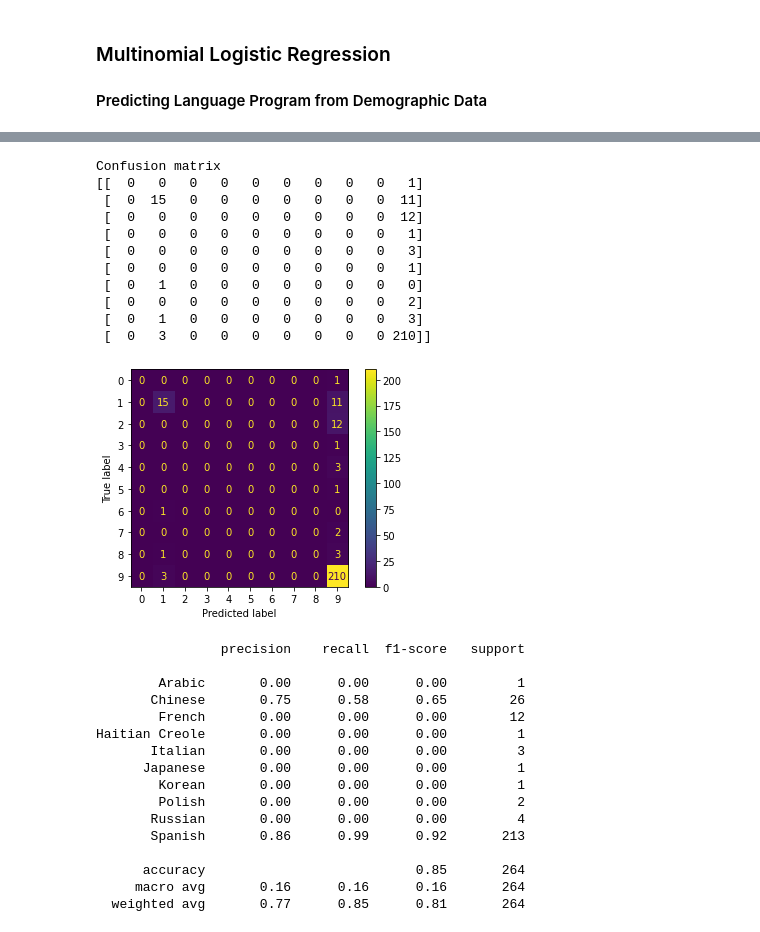
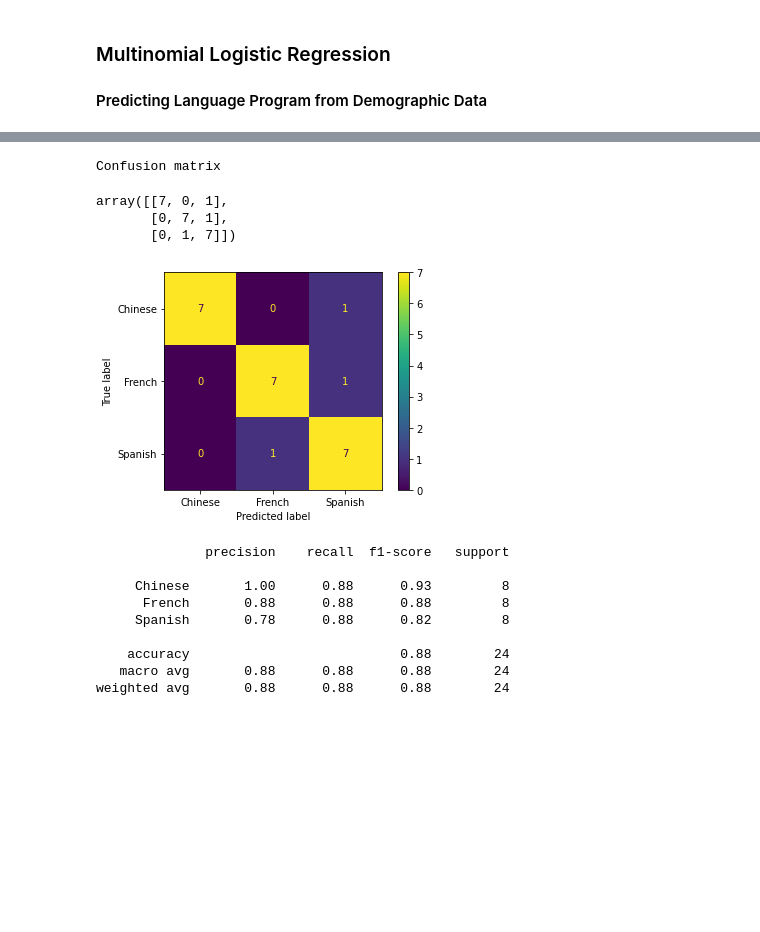
Before and after one commit to gaby-chu/info2950, a Jupyter notebook: project/language_regression_trial.ipynb, the cells around one changed output, grey strips where cells are left out. Cells and saved outputs as stored; diff of their text form; code cells hidden in the pictures; blank space fills up the shorter version.

```diff
--- a/project/language_regression_trial.ipynb
+++ b/project/language_regression_trial.ipynb
@@ -456,0 +471,12 @@ print(len(y_train), len(y_test))
+# %%
+# take samples from 8 schools for each language for X_train and y_train
+
+spanish_sample = bilingual_demographic_data.loc[bilingual_demographic_data['Language'] == 'Spanish'].sample(n=8, random_state = 1)
+chinese_sample = bilingual_demographic_data.loc[bilingual_demographic_data['Language'] == 'Chinese'].sample(n=8, random_state = 1)
+french_sample = bilingual_demographic_data.loc[bilingual_demographic_data['Language'] == 'French'].sample(n=8, random_state = 1)
+
+sample_training = spanish_sample.append(chinese_sample).append(french_sample)
+sample_race_training = sample_training[['% Asian', '% Black', '% Hispanic', '% Multiple Race Categories Not Represented', '% White']]
+
+X_train = sample_race_training
+y_train = sample_training['Language']
@@ -463,51 +497,34 @@ language_model.score(X_test, y_test)
 # %%
 # confusion matrix
 
 # true labels and predicted labels
-y_true = bilingual_demographic_data['Language']
-y_pred = language_model.predict(percent_race_data.values)
+y_true = sample_training['Language']
+y_pred = language_model.predict(sample_race_training.values)
 
 # confusion matrix
 print("Confusion matrix")
-print(confusion_matrix(y_true, y_pred))
+display(confusion_matrix(y_true, y_pred))
 
-#print(bilingual_demographic_data['Language'].unique())
-#print(language_model.classes_)
 
-disp = ConfusionMatrixDisplay(confusion_matrix(y_true, y_pred))
-#display_labels=language_model.classes_
+disp = ConfusionMatrixDisplay(confusion_matrix(y_true, y_pred), display_labels=language_model.classes_)
 disp.plot()
 plt.show()
 # %% [output]
 Confusion matrix
-[[  0   0   0   0   0   0   0   0   0   1]
- [  0  15   0   0   0   0   0   0   0  11]
- [  0   0   0   0   0   0   0   0   0  12]
- [  0   0   0   0   0   0   0   0   0   1]
- [  0   0   0   0   0   0   0   0   0   3]
- [  0   0   0   0   0   0   0   0   0   1]
- [  0   1   0   0   0   0   0   0   0   0]
- [  0   0   0   0   0   0   0   0   0   2]
- [  0   1   0   0   0   0   0   0   0   3]
- [  0   3   0   0   0   0   0   0   0 210]]
+array([[7, 0, 1],
+       [0, 7, 1],
+       [0, 1, 7]])
-[figure, old version]
+[figure, new version]
 # %%
 # classification report
 print(classification_report(y_true,y_pred))
 # %% [output]
-                precision    recall  f1-score   support
+              precision    recall  f1-score   support
 
-        Arabic       0.00      0.00      0.00         1
-       Chinese       0.75      0.58      0.65        26
-        French       0.00      0.00      0.00        12
-Haitian Creole       0.00      0.00      0.00         1
-       Italian       0.00      0.00      0.00         3
-      Japanese       0.00      0.00      0.00         1
-        Korean       0.00      0.00      0.00         1
-        Polish       0.00      0.00      0.00         2
-       Russian       0.00      0.00      0.00         4
-       Spanish       0.86      0.99      0.92       213
+     Chinese       1.00      0.88      0.93         8
+      French       0.88      0.88      0.88         8
+     Spanish       0.78      0.88      0.82         8
 
-      accuracy                           0.85       264
-     macro avg       0.16      0.16      0.16       264
-  weighted avg       0.77      0.85      0.81       264
+    accuracy                           0.88        24
+   macro avg       0.88      0.88      0.88        24
+weighted avg       0.88      0.88      0.88        24
```
Also changed, not shown: parts of 4 cells of this notebook, 3 other files.
